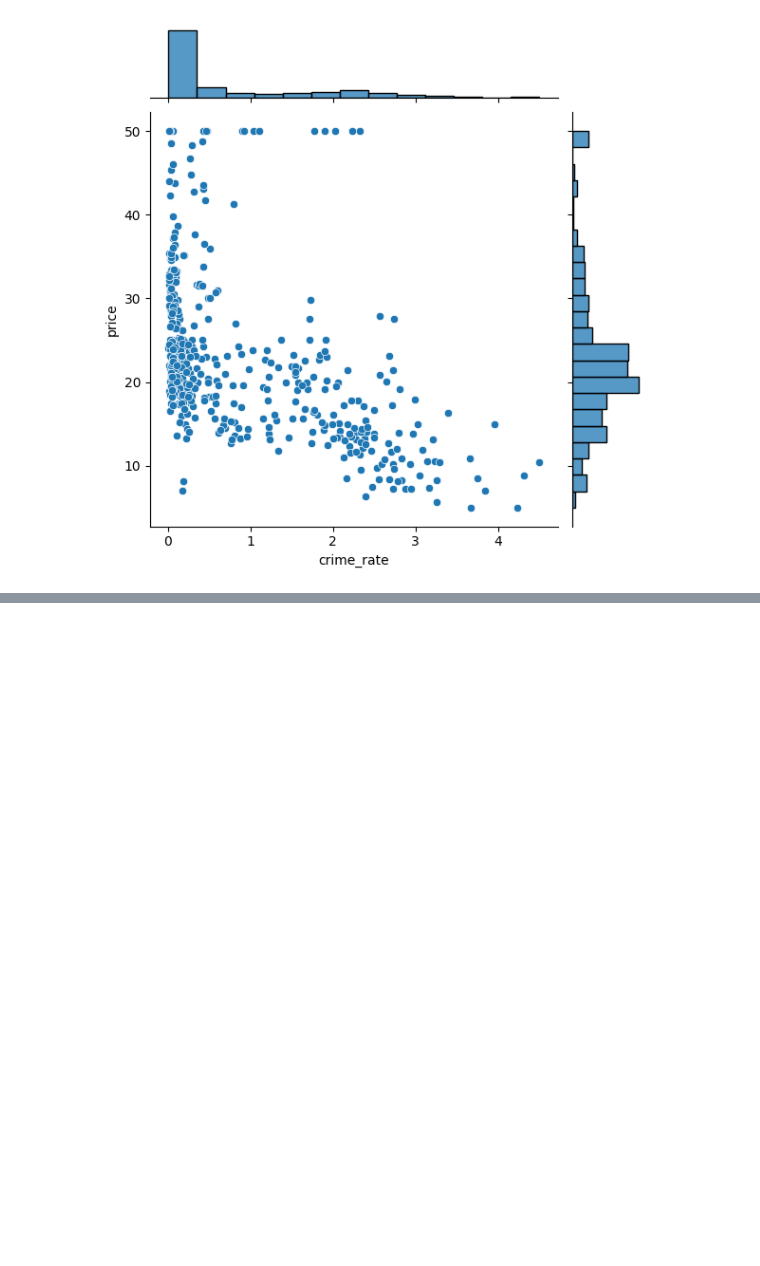
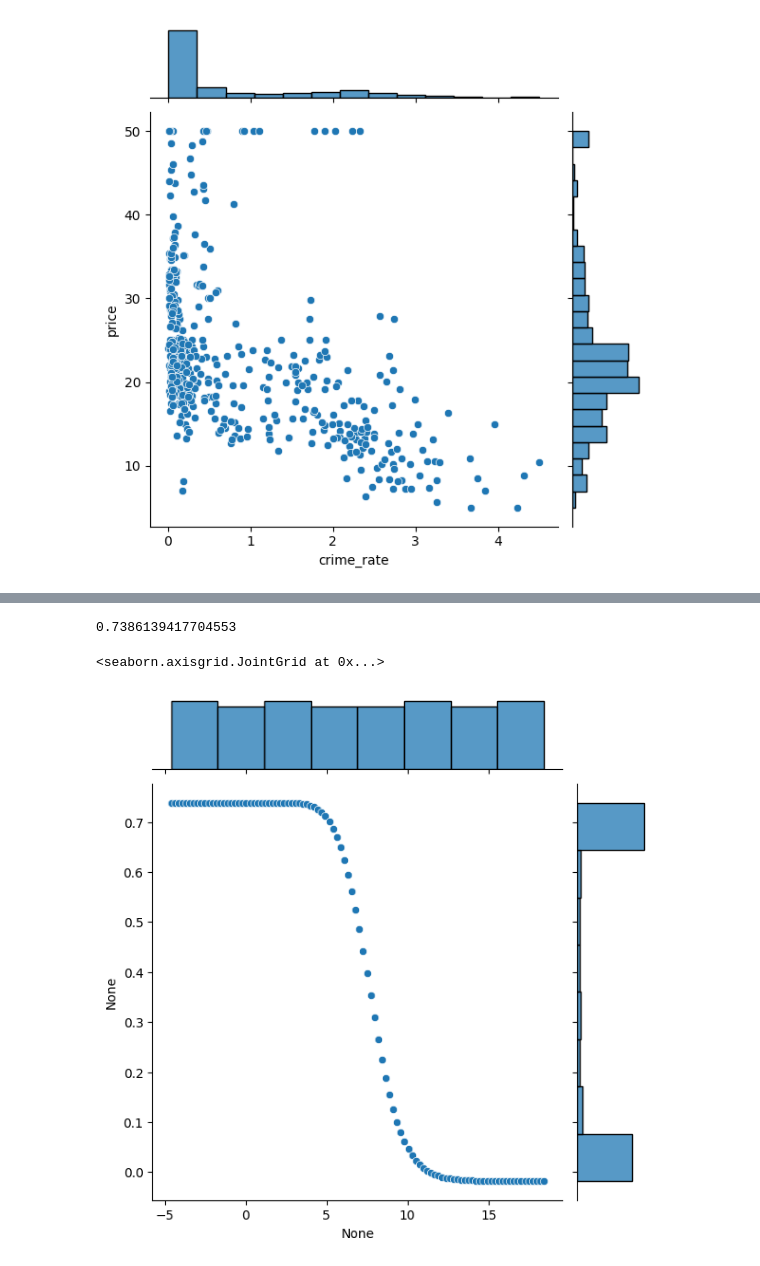
Before and after one commit to MadhukumarV/Machine_Learning, a Jupyter notebook: House_price_predic.ipynb, the cells around one changed output, grey strips where cells are left out. Drawn from its saved outputs; the diff is of its cells as text; code cells hidden in the pictures; blank space fills up the shorter version.

```diff
--- a/House_price_predic.ipynb
+++ b/House_price_predic.ipynb
@@ -256,0 +421,2 @@ del df['parks']
+# %%
+lm_r.fit(X_train_s,Y_train)
@@ -256,0 +431,5 @@ del df['parks']
+# %%
+
+Param_range = np.logspace(-2,8,100)
+# %%
+train_score,test_score = validation_curve(Ridge(),X_train_s,Y_train,param_name='alpha',param_range=Param_range,scoring='r2')
@@ -256,0 +478,2 @@ del df['parks']
+# %%
+test_mean = np.mean(test_score,axis=1)
@@ -256,0 +500,9 @@ del df['parks']
+# %%
+max(test_mean)
+# %% [output]
+0.7386139417704553
+# %%
+sns.jointplot(x=np.log(Param_range),y=test_mean)
+# %% [output]
+<seaborn.axisgrid.JointGrid at 0x...>
+[figure, added]
```
Also changed, not shown: parts of 70 cells of this notebook.
